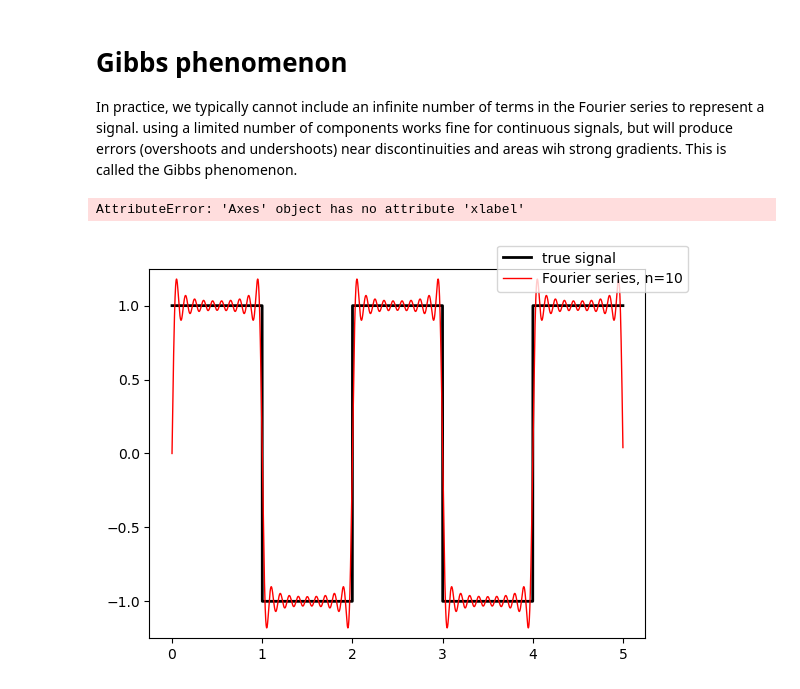
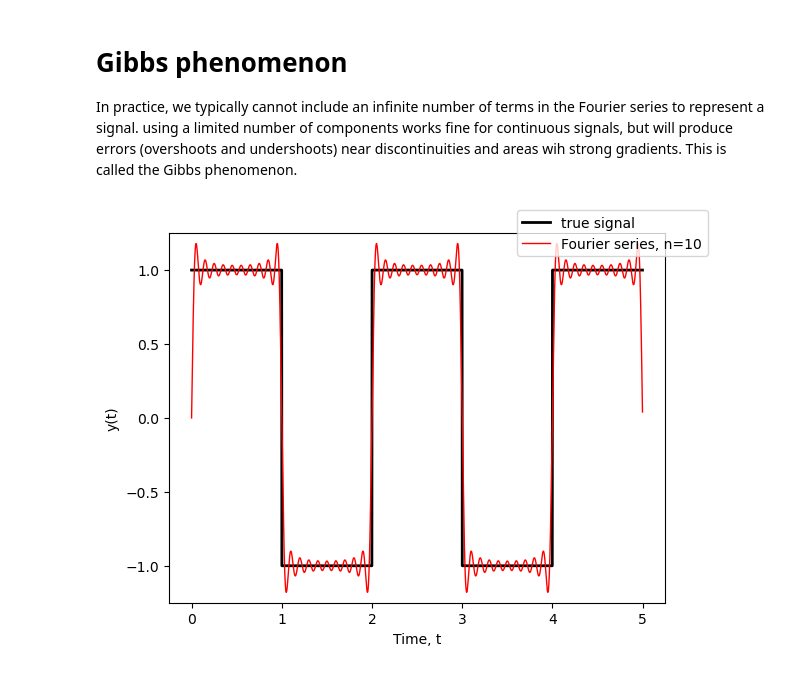
Before and after one commit to thorbjornmoeUiB/GEOF211_compendium, a Jupyter notebook: GEOF211_book/_build/jupyter_execute/Useful_calculus/Fourier_transforms.ipynb, the cells around one changed output. Cells and saved outputs as stored; diff of their text form; code cells hidden in the pictures.

```diff
--- a/GEOF211_book/_build/jupyter_execute/Useful_calculus/Fourier_transforms.ipynb
+++ b/GEOF211_book/_build/jupyter_execute/Useful_calculus/Fourier_transforms.ipynb
@@ -145,29 +145,28 @@ In practice, we typically cannot include an infinite number of terms in the Four
 # %%
 import numpy as np
 import matplotlib.pyplot as plt
 
 t = np.arange(0,5,0.001)
 
 square_wave = 1 - 2 * (t.astype(int) % 2)
 
 N = 10 #number of frequencies to include
-fsq = np.zeros_like(t) #fsw short for frequencies
+superpos = np.zeros_like(t) #short for superposition
 
 for i in range(N): #loop through the 20 first sine waves
     n = 2*i + 1
-    fsq += np.sin(n * np.pi *t) / n #adds the sine wave for n into the sum
-fsq *= 4 / np.pi
+    superpos += np.sin(n * np.pi *t) / n #adds the sine wave for n into the superposition so far
+superpos *= 4 / np.pi
 
 fig, ax = plt.subplots()
 ax.plot(t, square_wave,'k', lw=2,label='true signal')
-ax.plot(t, fsq, 'r',lw=1, label='Fourier series, n=10')
+ax.plot(t, superpos, 'r',lw=1, label='Fourier series, n=10')
 ax.legend(loc="center right", bbox_to_anchor=(1.1, 1))
 ax.set_ylim(-1.25,1.25)
-ax.xlabel("Time, t")
-ax.ylabel(y(t))
+plt.xlabel("Time, t")
+plt.ylabel("y(t)")
 
 
 plt.show()
 # %% [output]
-AttributeError: 'Axes' object has no attribute 'xlabel'
-[figure, old version]
+[figure, new version]
```
Also changed, not shown: 11 other files.
